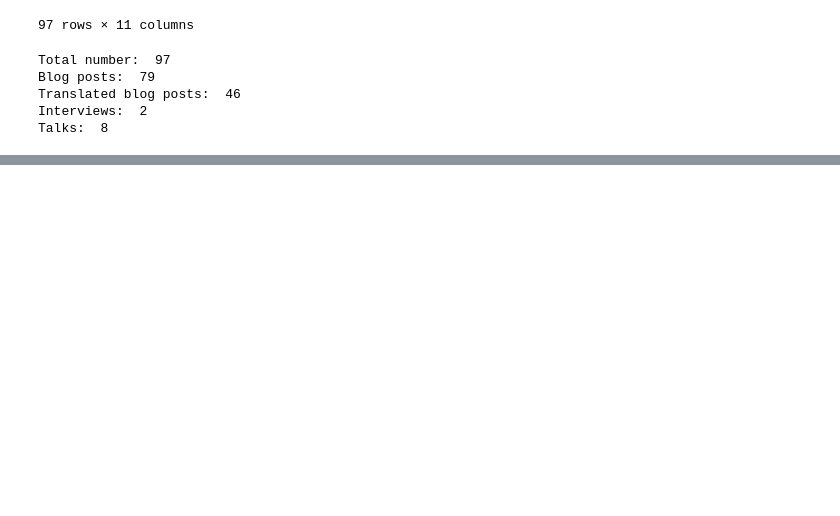
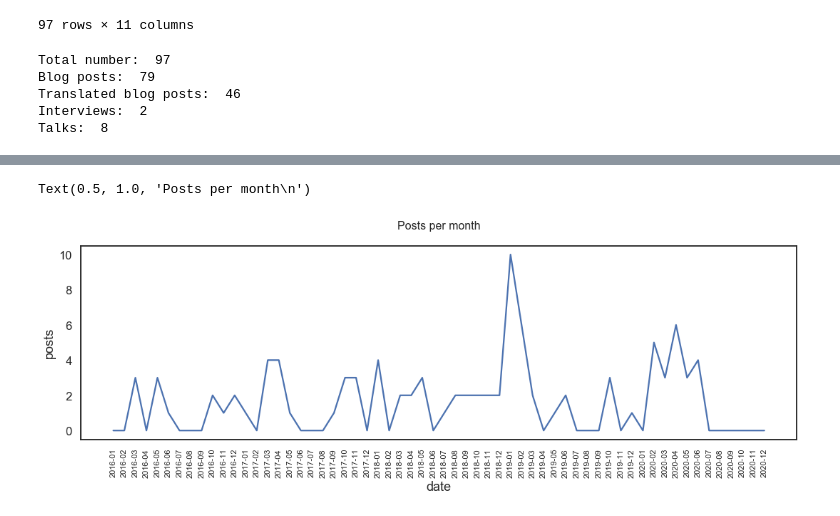
Before and after one commit to leportella/my-blog-data, a Jupyter notebook: notebooks/Articles.ipynb, the cells around one changed output, grey strips where cells are left out. Saved outputs shown, nothing was run; the diff lists cells and outputs as text; code cells hidden in the pictures; blank space fills up the shorter version.

```diff
--- a/notebooks/Articles.ipynb
+++ b/notebooks/Articles.ipynb
@@ -103,0 +115,19 @@ Talks:  8
+# %%
+df['date'] = df.apply(lambda row: f"{row.year}-{row.month:02}", axis=1)
+# %%
+per_month = df.groupby('date')['is_post'].count()
+per_month.sort_index(inplace=True)
+
+dd = pd.DataFrame({'date': per_month.index, 'posts': per_month.values})
+# %%
+ddd = pd.merge(dd, all_years, how='outer', on='date')
+# %%
+ddd.fillna(0, inplace=True)
+# %%
+plt.figure(figsize=(18,5))
+sns.lineplot(x="date", y="posts", data=ddd)
+x = plt.xticks(rotation=90, fontsize=11)
+plt.title('Posts per month\n', fontsize=16)
+# %% [output]
+Text(0.5, 1.0, 'Posts per month\n')
+[figure, added]
```
Also changed, not shown: parts of 6 cells of this notebook.
